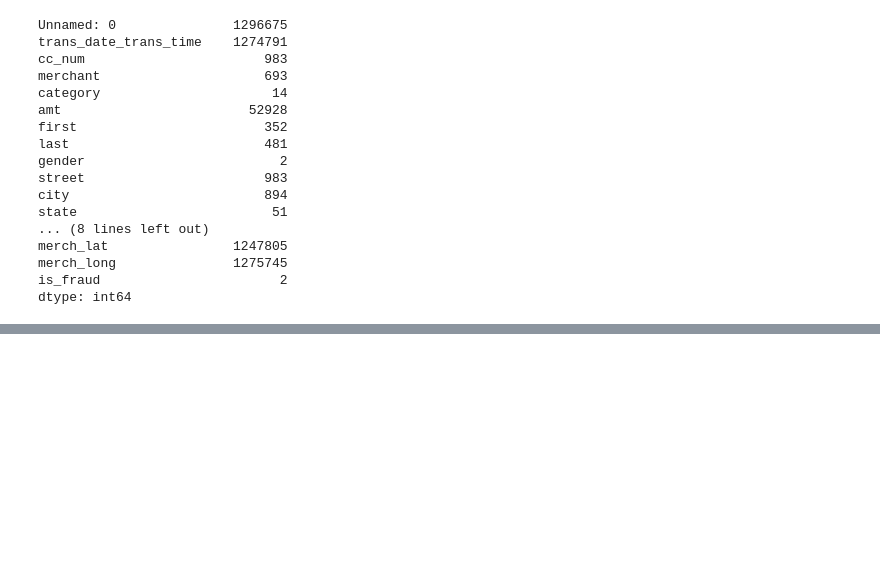
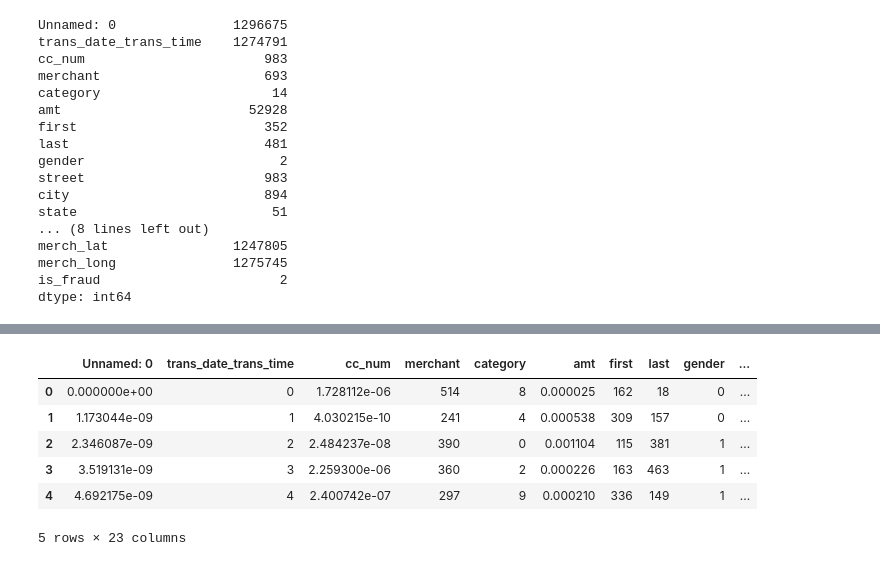
Before and after one commit to alexish4/Preprocessing, a Jupyter notebook: Preprocess.ipynb, the cells around one changed output, grey strips where cells are left out. Saved outputs shown, nothing was run; the diff lists cells and outputs as text; code cells hidden in the pictures; blank space fills up the shorter version.

Commit message:
Added normalization and also able to save changes to new file

```diff
--- a/Preprocess.ipynb
+++ b/Preprocess.ipynb
@@ -205 +224,15 @@ df.head()
 5 rows × 23 columns
+# %%
+dataset = df
+
+df.to_csv('Preprocessed_Data.csv', index=False) #save to new file
+
+dataset.head()
+# %% [output]
+|  | Unnamed: 0 | trans_date_trans_time | cc_num | merchant | category | amt | first | last | gender | ... |
+| 0 | 0.000000e+00 | 0 | 1.728112e-06 | 514 | 8 | 0.000025 | 162 | 18 | 0 | ... |
+| 1 | 1.173044e-09 | 1 | 4.030215e-10 | 241 | 4 | 0.000538 | 309 | 157 | 0 | ... |
+| 2 | 2.346087e-09 | 2 | 2.484237e-08 | 390 | 0 | 0.001104 | 115 | 381 | 1 | ... |
+| 3 | 3.519131e-09 | 3 | 2.259300e-06 | 360 | 2 | 0.000226 | 163 | 463 | 1 | ... |
+| 4 | 4.692175e-09 | 4 | 2.400742e-07 | 297 | 9 | 0.000210 | 336 | 149 | 1 | ... |
+5 rows × 23 columns
```
Also changed, not shown: parts of 4 cells of this notebook.
